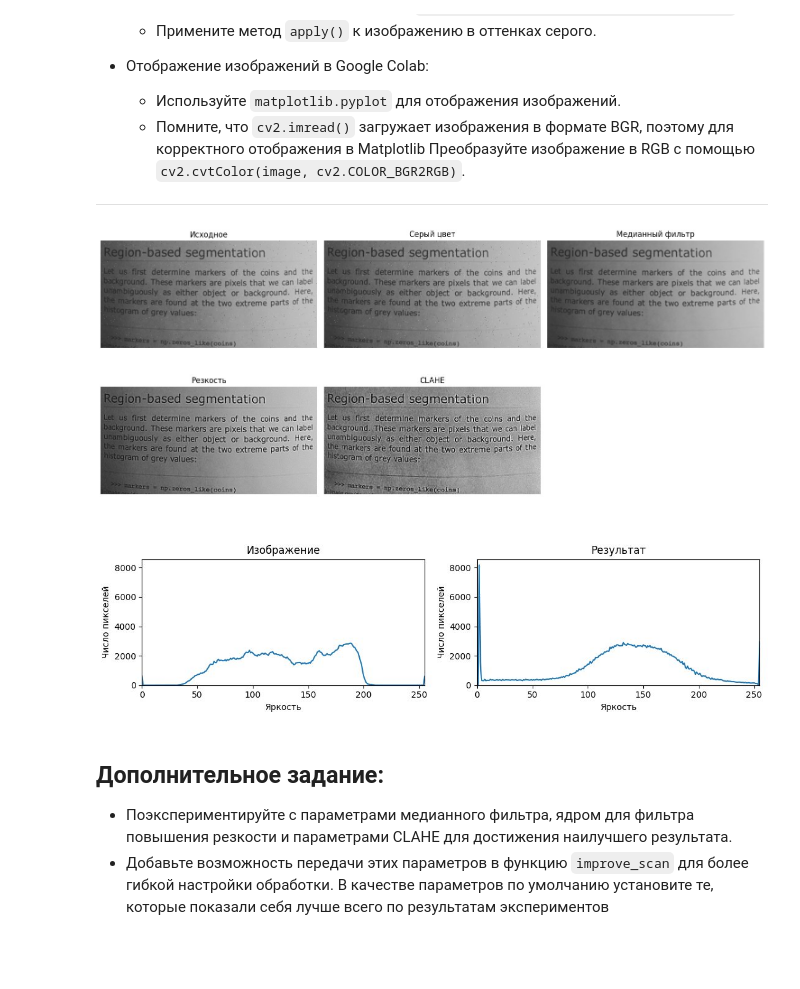
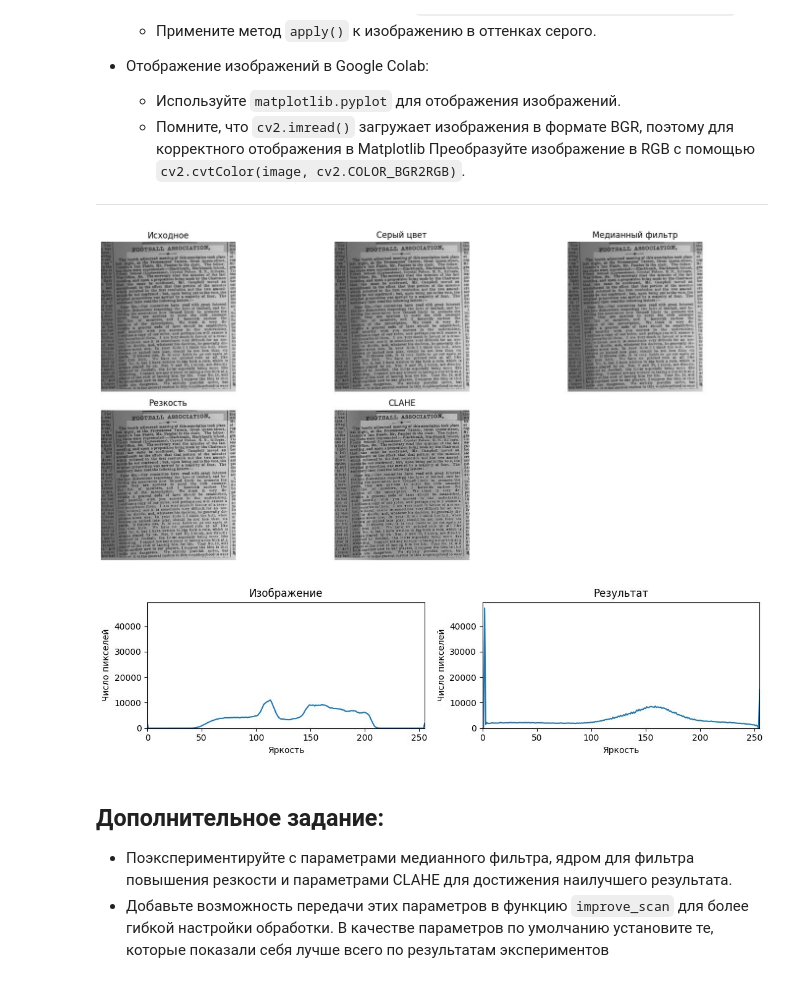
Before and after one commit to German121/image_processing, a Jupyter notebook: Задание 1/1A.ipynb, the cells around one changed output. Drawn from its saved outputs; the diff is of its cells as text; code cells hidden in the pictures; blank space fills up the shorter version.

```diff
--- a/Задание 1/1A.ipynb
+++ b/Задание 1/1A.ipynb
@@ -12,16 +12,17 @@
 - Отображает оба изображения (оригинальное цветное и преобразованное черно-белое).
 # %%
 from pathlib import Path
+from urllib.request import Request, urlopen
 import tempfile
 import cv2
 import numpy as np
 import matplotlib.pyplot as plt
-from skimage import data
 
 workdir = tempfile.TemporaryDirectory()
 files = Path(workdir.name)
-cv2.imwrite(str(files / 'image1.jpg'), cv2.cvtColor(data.coffee(), cv2.COLOR_RGB2BGR),
-            [cv2.IMWRITE_JPEG_QUALITY, 94])
+url = 'https://images.unsplash.com/photo-1600551778275-0f76a4f1fa39?auto=format&fit=max&w=960&q=85&fm=jpg'
+with urlopen(url, timeout=30) as response:
+    (files / 'image1.jpg').write_bytes(response.read())
 image1 = cv2.imread(str(files / 'image1.jpg'), cv2.IMREAD_COLOR)
 gray = cv2.cvtColor(image1, cv2.COLOR_BGR2GRAY)
 cv2.imwrite(str(files / 'gray.png'), gray)
@@ -45,10 +46,13 @@ plt.close(fig)
 - Создайте новое изображение, где прозрачность (альфа-канал) инвертирована (т.е. прозрачные области становятся непрозрачными и наоборот).
 - Сохраните и отобразите полученное изображение.
 # %%
-png = np.full((260, 400, 4), (230, 220, 210, 0), dtype=np.uint8)
-cv2.circle(png, (110, 130), 85, (65, 150, 235, 255), -1)
-cv2.rectangle(png, (190, 45), (355, 210), (180, 80, 65, 128), -1)
-cv2.circle(png, (235, 140), 45, (90, 180, 100, 64), -1)
+url = 'https://images.unsplash.com/photo-1520804588595-ac2328f38c4a?auto=format&fit=max&w=960&q=85&fm=jpg'
+with urlopen(url, timeout=30) as response:
+    (files / 'image2.jpg').write_bytes(response.read())
+photo = cv2.imread(str(files / 'image2.jpg'))
+png = cv2.cvtColor(photo, cv2.COLOR_BGR2BGRA)
+h, w = png.shape[:2]
+png[:, :, 3] = np.tile(np.linspace(0, 255, w, dtype=np.uint8), (h, 1))
 cv2.imwrite(str(files / 'alpha.png'), png)
 
 image = cv2.imread(str(files / 'alpha.png'), cv2.IMREAD_UNCHANGED)
@@ -421,36 +423,40 @@ def improve_scan(image, median_kernel_size=3, sharp_kernel=None,
         axes.flat[-1].axis('off')
         fig.tight_layout()
         plt.show()
         plt.close(fig)
         fig, axes = plt.subplots(1, 2, figsize=(11, 3))
         for ax, title, values in zip(axes, ['Изображение', 'Результат'], [gray, result]):
             ax.plot(cv2.calcHist([values], [0], None, [256], [0, 256]).ravel())
             ax.set(title=title, xlim=(0, 255), xlabel='Яркость', ylabel='Число пикселей')
         limit = max(ax.get_ylim()[1] for ax in axes)
         for ax in axes:
             ax.set_ylim(0, limit)
         fig.tight_layout()
         plt.show()
         plt.close(fig)
     return result
 
-page = cv2.resize(data.page(), None, fx=2, fy=2, interpolation=cv2.INTER_CUBIC)
+url = 'https://upload.wikimedia.org/wikipedia/commons/a/a0/Football_Association_Meeting_1863_Part_1.png'
+request = Request(url, headers={'User-Agent': 'ImageProcessingCourse/1.0 (educational notebook)'})
+with urlopen(request, timeout=30) as response:
+    (files / 'document.png').write_bytes(response.read())
+page = cv2.imread(str(files / 'document.png'), cv2.IMREAD_GRAYSCALE)
 rng = np.random.default_rng(17)
 shadow = np.linspace(0.58, 0.92, page.shape[1])[None, :]
 scan_gray = np.clip((page.astype(np.float32) * 0.7 + 50) * shadow
                     + rng.normal(0, 2, page.shape), 0, 255).astype(np.uint8)
 impulse = rng.random(page.shape)
 scan_gray[impulse < 0.002] = 0
 scan_gray[impulse > 0.998] = 255
 scan_path = files / 'scan.png'
 cv2.imwrite(str(scan_path), scan_gray)
 raw = cv2.imread(str(scan_path), cv2.IMREAD_UNCHANGED)
 image = raw if raw.ndim == 3 and raw.shape[2] == 4 else cv2.imread(str(scan_path), cv2.IMREAD_COLOR)
 strong_kernel = np.array([[-1, -1, -1], [-1, 9, -1], [-1, -1, -1]], dtype=np.float32)
 improved = improve_scan(image, sharp_kernel=strong_kernel)
 # %% [output]
-[figure, old version]
+[figure, new version]
-[figure, old version]
+[figure, new version]
 # %% [markdown]
 ## Дополнительное задание:
 
```
Also changed, not shown: parts of 10 cells of this notebook, 1 other file.
